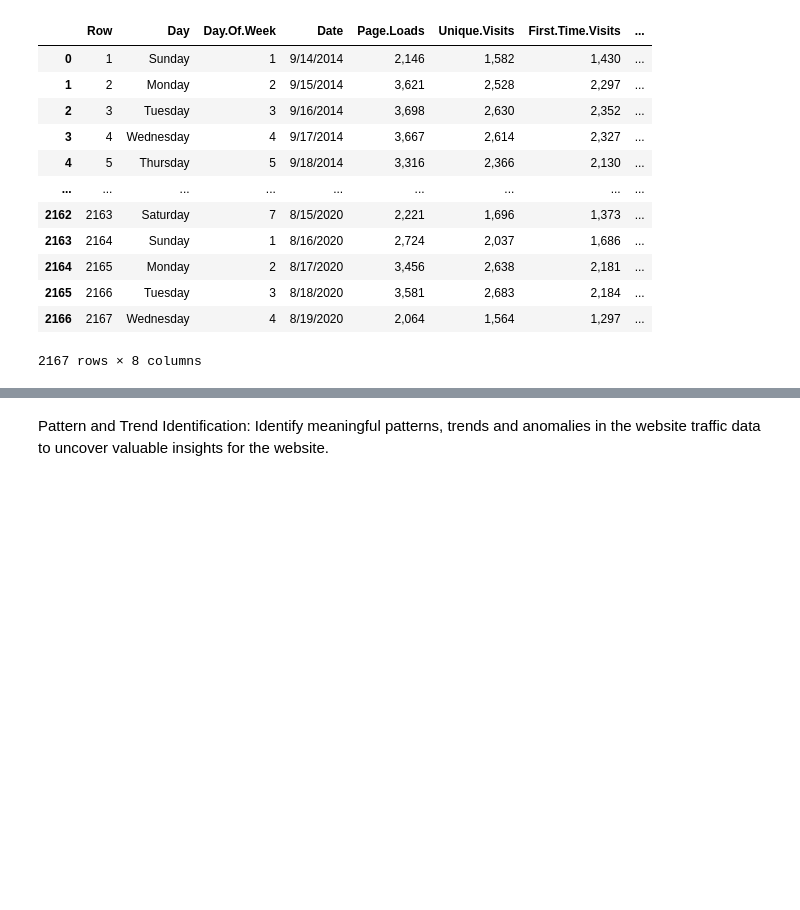
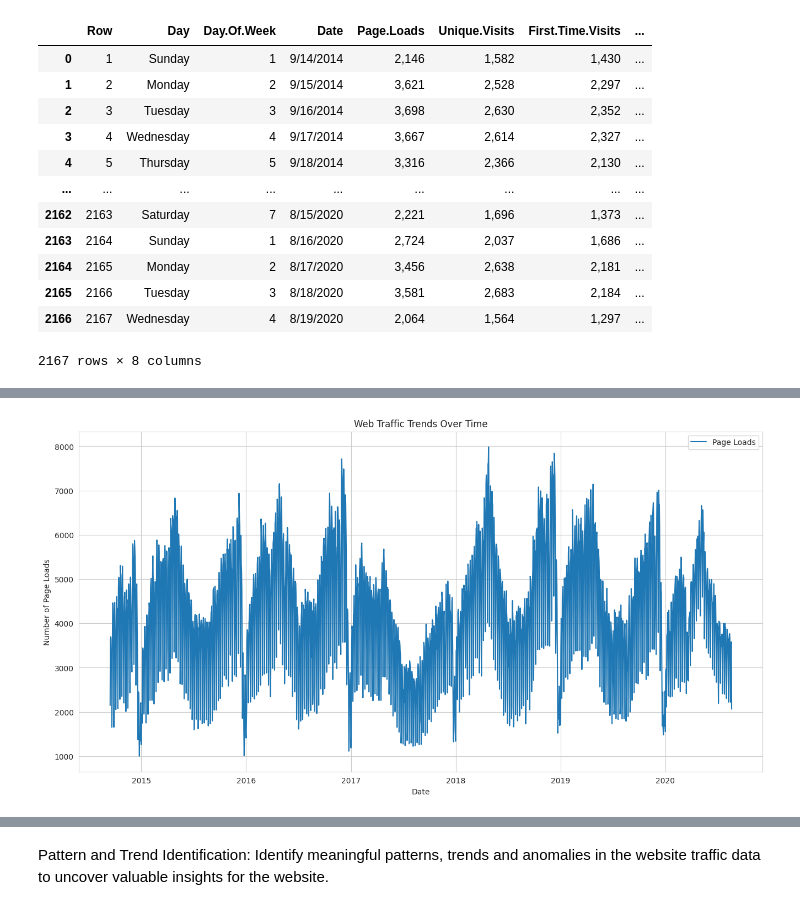
Before and after one commit to prosperjohn9/web_traffic_analysis, a Jupyter notebook: WebTrafficAnalysis.ipynb, the cells around one changed output, grey strips where cells are left out. Cells and saved outputs as stored; diff of their text form; code cells hidden in the pictures; blank space fills up the shorter version.

```diff
--- a/WebTrafficAnalysis.ipynb
+++ b/WebTrafficAnalysis.ipynb
@@ -106,0 +190,14 @@ Silhouette Score: 0.54459801707506
+# %%
+# Set the aesthetic style of the plots
+sns.set_style("whitegrid")
+
+# Plotting Page Loads over time (Time Series Plot)
+plt.figure(figsize=(16, 8))
+plt.plot(data['Date'], data['Page.Loads'], label='Page Loads')
+plt.title('Web Traffic Trends Over Time')
+plt.xlabel('Date')
+plt.ylabel('Number of Page Loads')
+plt.legend()
+plt.show()
+# %% [output]
+[figure, added]
```
Also changed, not shown: parts of 44 cells of this notebook.
